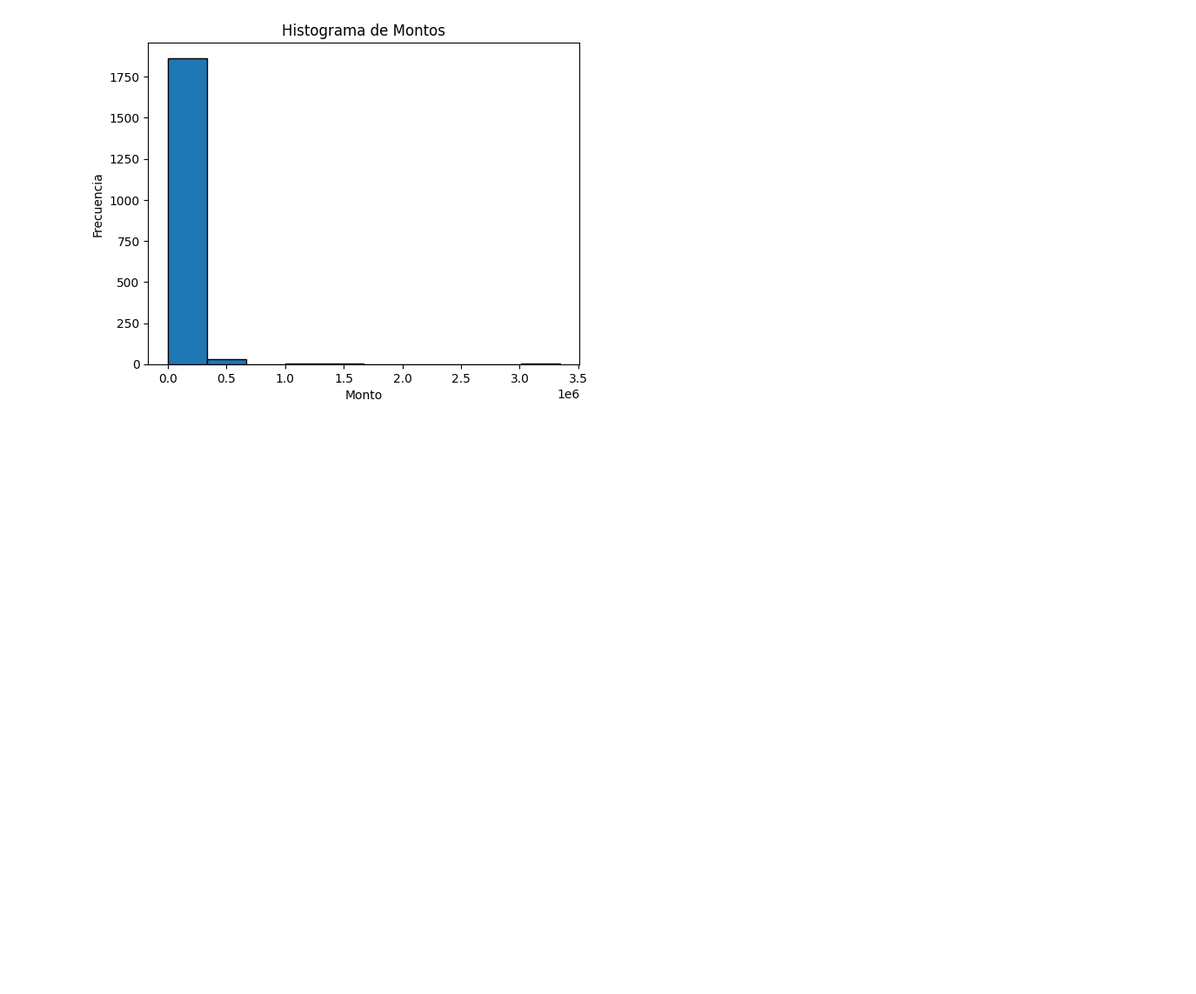
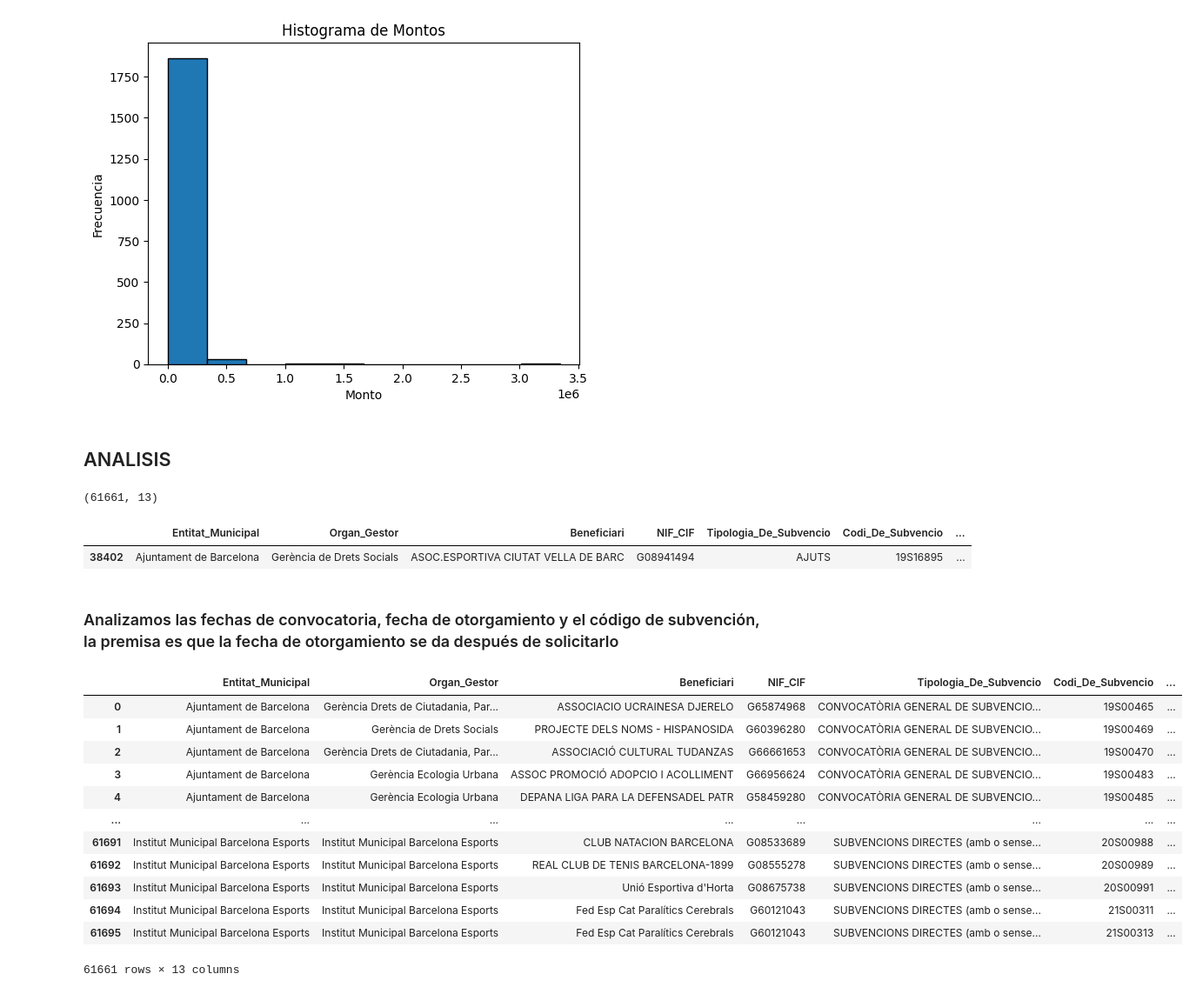
Before and after one commit to haroldavis/proba, a Jupyter notebook: EDA/subvencions.ipynb, the cells around one changed output. Shown at 87% size. Cells and saved outputs as stored; diff of their text form; code cells hidden in the pictures; blank space fills up the shorter version.

```diff
--- a/EDA/subvencions.ipynb
+++ b/EDA/subvencions.ipynb
@@ -639,3 +654,32 @@ plt.ylabel('Frecuencia')
 plt.show()
 # %% [output]
 [figure]
+# %% [markdown]
+## ANALISIS
+# %%
+df_subvencions.shape
+# %% [output]
+(61661, 13)
+# %%
+df_subvencions.sample(1)
+# %% [output]
+|  | Entitat_Municipal | Organ_Gestor | Beneficiari | NIF_CIF | Tipologia_De_Subvencio | Codi_De_Subvencio | ... |
+| 38402 | Ajuntament de Barcelona | Gerència de Drets Socials | ASOC.ESPORTIVA CIUTAT VELLA DE BARC | G08941494 | AJUTS | 19S16895 | ... |
+# %% [markdown]
+### Analizamos las fechas de convocatoria, fecha de otorgamiento y el código de subvención, la premisa es que la fecha de otorgamiento se da después de solicitarlo
+# %%
+df_subvencions
+# %% [output]
+|  | Entitat_Municipal | Organ_Gestor | Beneficiari | NIF_CIF | Tipologia_De_Subvencio | Codi_De_Subvencio | ... |
+| 0 | Ajuntament de Barcelona | Gerència Drets de Ciutadania, Par... | ASSOCIACIO UCRAINESA DJERELO | G65874968 | CONVOCATÒRIA GENERAL DE SUBVENCIO... | 19S00465 | ... |
+| 1 | Ajuntament de Barcelona | Gerència de Drets Socials | PROJECTE DELS NOMS - HISPANOSIDA | G60396280 | CONVOCATÒRIA GENERAL DE SUBVENCIO... | 19S00469 | ... |
+| 2 | Ajuntament de Barcelona | Gerència Drets de Ciutadania, Par... | ASSOCIACIÓ CULTURAL TUDANZAS | G66661653 | CONVOCATÒRIA GENERAL DE SUBVENCIO... | 19S00470 | ... |
+| 3 | Ajuntament de Barcelona | Gerència Ecologia Urbana | ASSOC PROMOCIÓ ADOPCIO I ACOLLIMENT | G66956624 | CONVOCATÒRIA GENERAL DE SUBVENCIO... | 19S00483 | ... |
+| 4 | Ajuntament de Barcelona | Gerència Ecologia Urbana | DEPANA LIGA PARA LA DEFENSADEL PATR | G58459280 | CONVOCATÒRIA GENERAL DE SUBVENCIO... | 19S00485 | ... |
+| ... | ... | ... | ... | ... | ... | ... | ... |
+| 61691 | Institut Municipal Barcelona Esports | Institut Municipal Barcelona Esports | CLUB NATACION BARCELONA | G08533689 | SUBVENCIONS DIRECTES (amb o sense... | 20S00988 | ... |
+| 61692 | Institut Municipal Barcelona Esports | Institut Municipal Barcelona Esports | REAL CLUB DE TENIS BARCELONA-1899 | G08555278 | SUBVENCIONS DIRECTES (amb o sense... | 20S00989 | ... |
+| 61693 | Institut Municipal Barcelona Esports | Institut Municipal Barcelona Esports | Unió Esportiva d'Horta | G08675738 | SUBVENCIONS DIRECTES (amb o sense... | 20S00991 | ... |
+| 61694 | Institut Municipal Barcelona Esports | Institut Municipal Barcelona Esports | Fed Esp Cat Paralítics Cerebrals | G60121043 | SUBVENCIONS DIRECTES (amb o sense... | 21S00311 | ... |
+| 61695 | Institut Municipal Barcelona Esports | Institut Municipal Barcelona Esports | Fed Esp Cat Paralítics Cerebrals | G60121043 | SUBVENCIONS DIRECTES (amb o sense... | 21S00313 | ... |
+61661 rows × 13 columns
```
Also changed, not shown: parts of 33 cells of this notebook.
